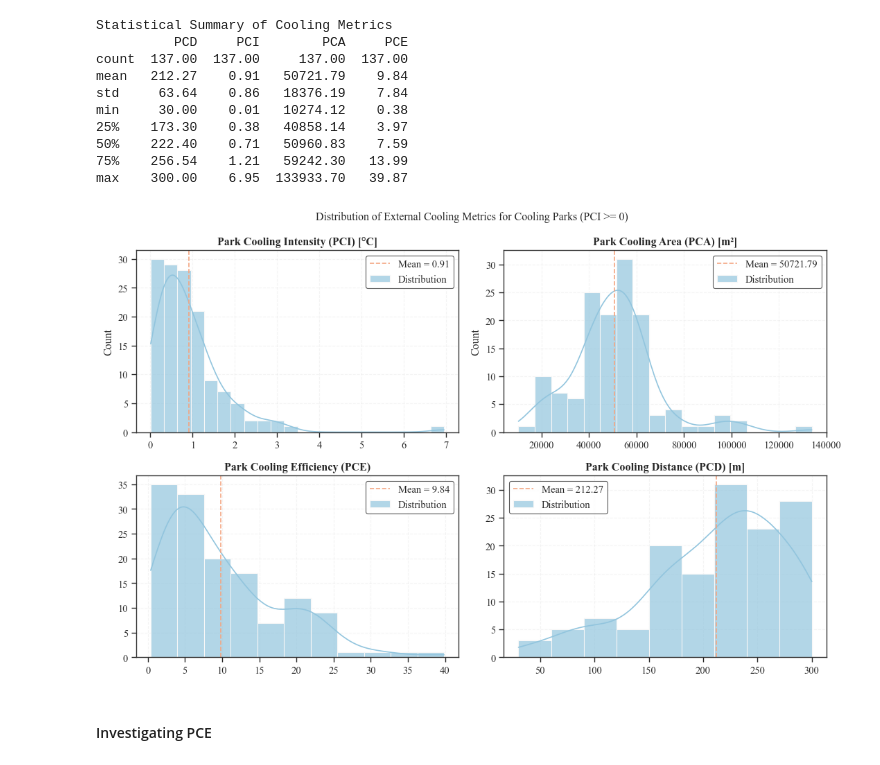
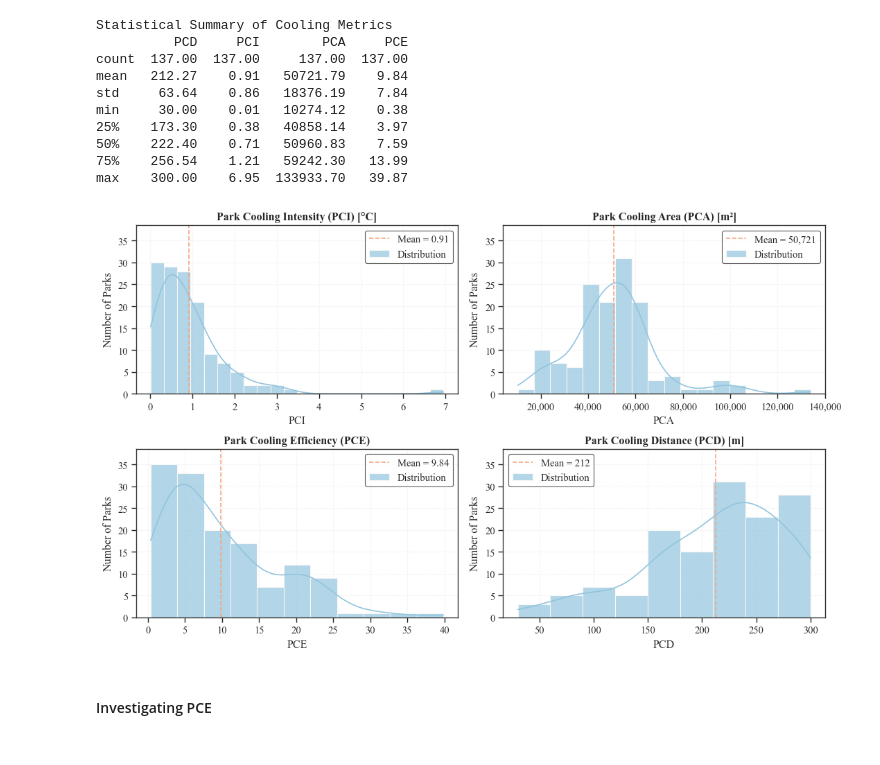
Before and after one commit to NourahAlhosain/CASA-Disso-25, a Jupyter notebook: 07_ResultsVisualization.ipynb, the cells around one changed output. Saved outputs shown, nothing was run; the diff lists cells and outputs as text; code cells hidden in the pictures.

```diff
--- a/07_ResultsVisualization.ipynb
+++ b/07_ResultsVisualization.ipynb
@@ -638,36 +652,50 @@ min     30.00    0.01   10274.12    0.38
 max    300.00    6.95  133933.70   39.87
 # %%
 # Create a figure with 2x2 subplots
-fig, axes = plt.subplots(2, 2, figsize=plt.rcParams['figure.figsize'], sharey=False)
-fig.suptitle('Distribution of External Cooling Metrics for Cooling Parks (PCI >= 0)', fontsize=plt.rcParams['axes.titlesize'])
+fig, axes = plt.subplots(2, 2, figsize=plt.rcParams['figure.figsize'])
+# fig.suptitle('Distribution of External Cooling Metrics for Cooling Parks (PCI >= 0)', fontsize=plt.rcParams['axes.titlesize'])
 
-# List of metrics and their labels
+# List of metrics and their labels with units
 metrics = ['PCI', 'PCA', 'PCE', 'PCD']
 titles = ['Park Cooling Intensity (PCI) [°C]', 'Park Cooling Area (PCA) [m²]',
           'Park Cooling Efficiency (PCE)', 'Park Cooling Distance (PCD) [m]']
 
-# Plot each metric with the same color and light grey edges
-for ax, metric, title in zip(axes.flatten(), metrics, titles):
+# Determine accurate dynamic y-axis range
+max_count = 0
+for ax, metric in zip(axes.flatten(), metrics):
     sns.histplot(data=parks_gdf_cooling, x=metric, ax=ax, kde=True, color=Colors[2],
                  label='Distribution', alpha=0.7, edgecolor=plt.rcParams['patch.edgecolor'],
                  linewidth=plt.rcParams['patch.linewidth'])
+    heights = [patch.get_height() for patch in ax.patches]
+    max_count = max(max_count, max(heights) if heights else 0)
+
+# Plot each metric with mean line and formatting
+for ax, metric, title in zip(axes.flatten(), metrics, titles):
     mean_value = parks_gdf_cooling[metric].mean()
+    # Format mean value with thousands separator for PCA/PCD, decimals for PCI/PCE
+    if metric in ["PCA", "PCD"]:
+        mean_label = f'Mean = {format(int(mean_value), ",")}'
+    else:
+        mean_label = f'Mean = {mean_value:.2f}'
     ax.axvline(mean_value, color=Colors[1], linestyle='--', linewidth=plt.rcParams['lines.linewidth'],
-               label=f'Mean = {mean_value:.2f}')
+               label=mean_label)
     ax.set_title(title, fontweight=plt.rcParams['axes.titleweight'])
-    ax.set_xlabel('')
-    ax.set_ylabel('Count' if ax in axes[0] else '')
+    ax.set_xlabel(metric)  # X-axis label for each metric
+    ax.set_ylabel('Number of Parks')  # Y-axis label for all subplots, confirmed for PCA and PCD
+    ax.set_ylim(0, max_count * 1.1)  # Dynamic range with 10% buffer
+    if metric == 'PCA':
+        ax.xaxis.set_major_formatter(plt.FuncFormatter(lambda x, p: format(int(x), ',')))  # Thousands separator for PCA
     ax.legend(loc=plt.rcParams['legend.loc'], frameon=plt.rcParams['legend.frameon'],
               framealpha=plt.rcParams['legend.framealpha'], edgecolor=plt.rcParams['legend.edgecolor'])
 
-# Adjust layout
+# Adjust layout to prevent label overlap
 plt.tight_layout()
 plt.subplots_adjust(top=0.9)
 plt.savefig('cooling_metrics_distribution.png', dpi=plt.rcParams['savefig.dpi'],
             bbox_inches=plt.rcParams['savefig.bbox'], pad_inches=plt.rcParams['savefig.pad_inches'])
 plt.show()
 # %% [output]
-[figure, old version]
+[figure, new version]
 # %% [markdown]
 #### Investigating PCE
 # %%
```
Also changed, not shown: parts of 20 cells of this notebook, 18 other files.
